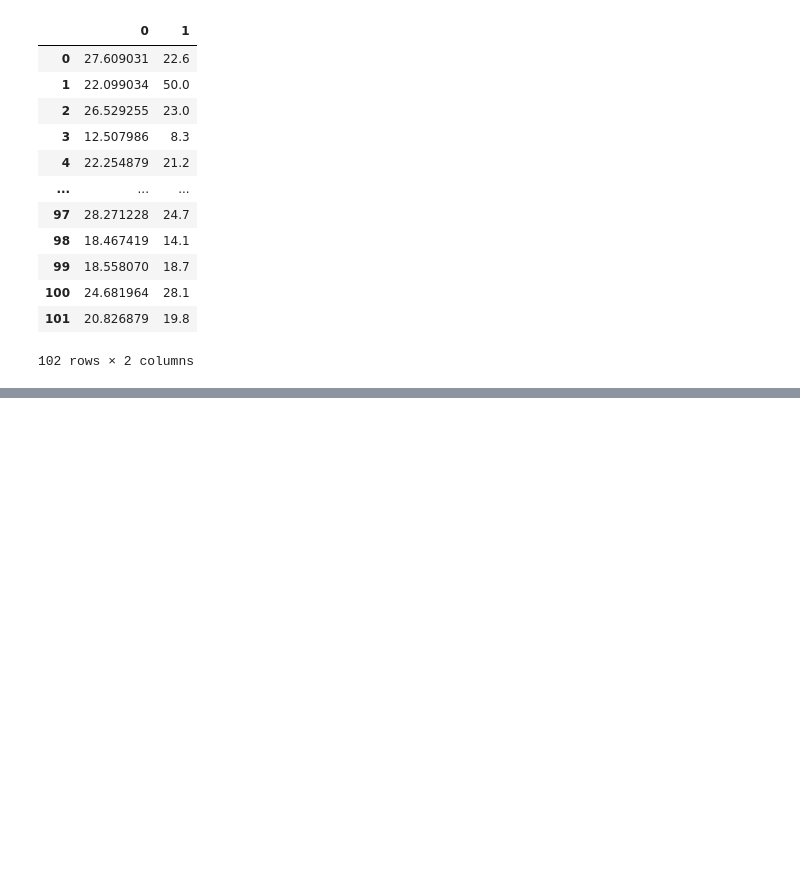
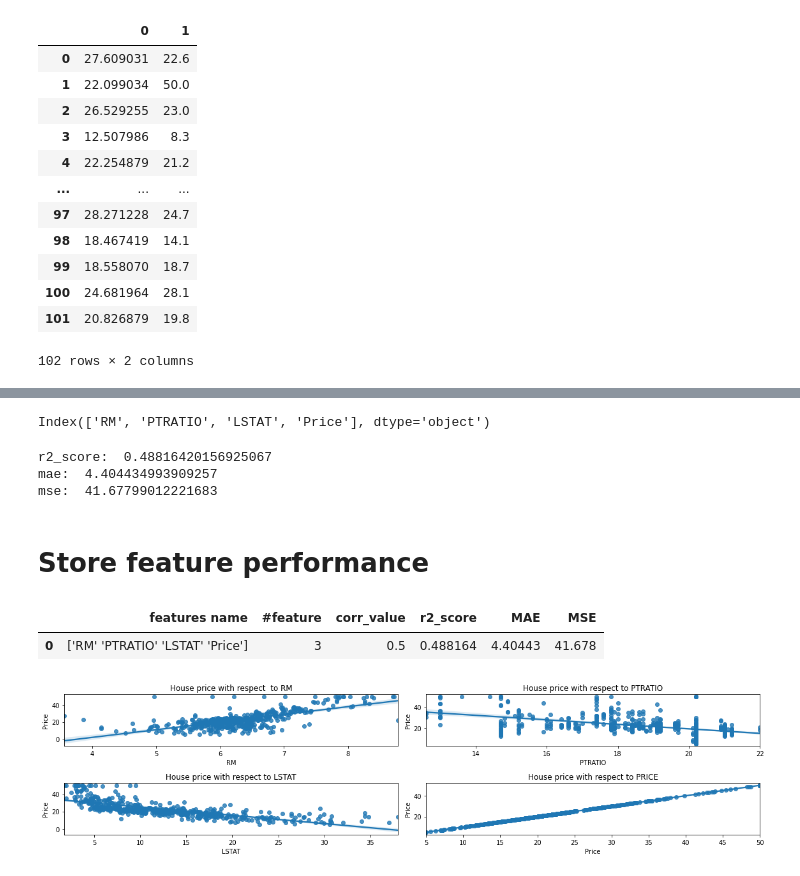
Before and after one commit to divyansh1122/ml-basics, a Jupyter notebook: linearRegression2.ipynb, the cells around one changed output, grey strips where cells are left out. Drawn from its saved outputs; the diff is of its cells as text; code cells hidden in the pictures; blank space fills up the shorter version.

```diff
--- a/linearRegression2.ipynb
+++ b/linearRegression2.ipynb
@@ -318,0 +347,17 @@ In general, R-square has two meanings: The first meaning is Pearson's Correlatio
+# %%
+correlated_data.columns
+# %% [output]
+Index(['RM', 'PTRATIO', 'LSTAT', 'Price'], dtype='object')
+# %%
+score = r2_score(y_test, y_predict)
+mae = mean_absolute_error(y_test, y_predict)
+mse = mean_squared_error(y_test, y_predict)
+print('r2_score: ', score)
+print('mae: ', mae)
+print('mse: ', mse)
+# %% [output]
+r2_score:  0.48816420156925067
+mae:  4.404434993909257
+mse:  41.67799012221683
+# %% [markdown]
+# **Store feature performance**
@@ -318,0 +386,25 @@ In general, R-square has two meanings: The first meaning is Pearson's Correlatio
+# %%
+performance_metrics(correlated_data.columns.values, threshold, y_test, y_predict)
+# %% [output]
+|  | features name | #feature | corr_value | r2_score | MAE | MSE |
+| 0 | ['RM' 'PTRATIO' 'LSTAT' 'Price'] | 3 | 0.5 | 0.488164 | 4.40443 | 41.678 |
+# %%
+# Regression plot of the features correlated with the House Price
+
+rows = 2
+cols = 2
+fig, ax = plt.subplots(nrows=rows, ncols=cols, figsize = (16, 4))
+ax[0, 0].set_title("House price with respect  to RM")
+ax[0, 1].set_title("House price with respect to PTRATIO")
+ax[1, 0].set_title("House price with respect to LSTAT")
+ax[1, 1].set_title("House price with respect to PRICE")
+col = correlated_data.columns
+index = 0
+
+for i in range(rows):
+    for j in range(cols):
+        sns.regplot(x = correlated_data[col[index]], y = correlated_data['Price'], ax = ax[i][j])
+        index = index + 1
+fig.tight_layout()
+# %% [output]
+[figure, added]
```
Also changed, not shown: parts of 5 cells of this notebook.
